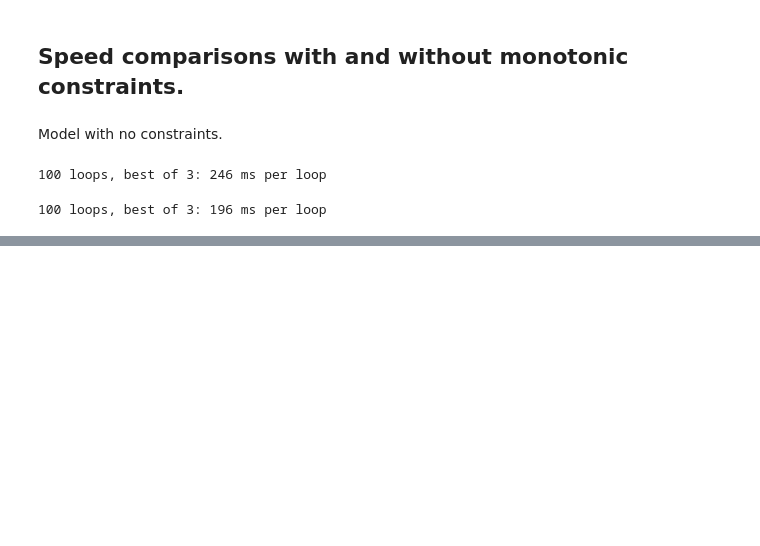
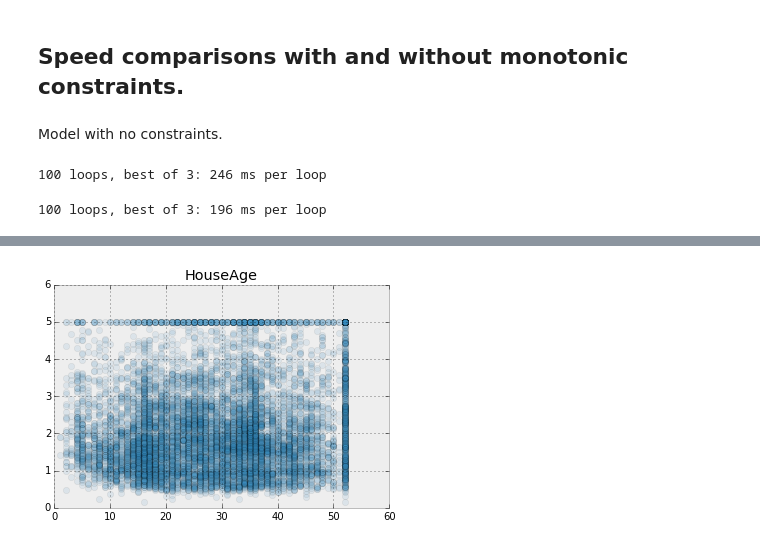
Before and after one commit to madrury/xgboost-monotonic-testing, a Jupyter notebook: xgboost-monotonic-testing.ipynb, the cells around one changed output, grey strips where cells are left out. Saved outputs shown, nothing was run; the diff lists cells and outputs as text; code cells hidden in the pictures; blank space fills up the shorter version.

```diff
--- a/xgboost-monotonic-testing.ipynb
+++ b/xgboost-monotonic-testing.ipynb
@@ -196,0 +220,4 @@ model_with_constraints = xgb.train(params_constrained, dtrain,
+# %%
+scatter_plot_feature(X_train, cal_housing.feature_names, 'HouseAge', y_train)
+# %% [output]
+[figure, added]
```
Also changed, not shown: parts of 14 cells of this notebook.
